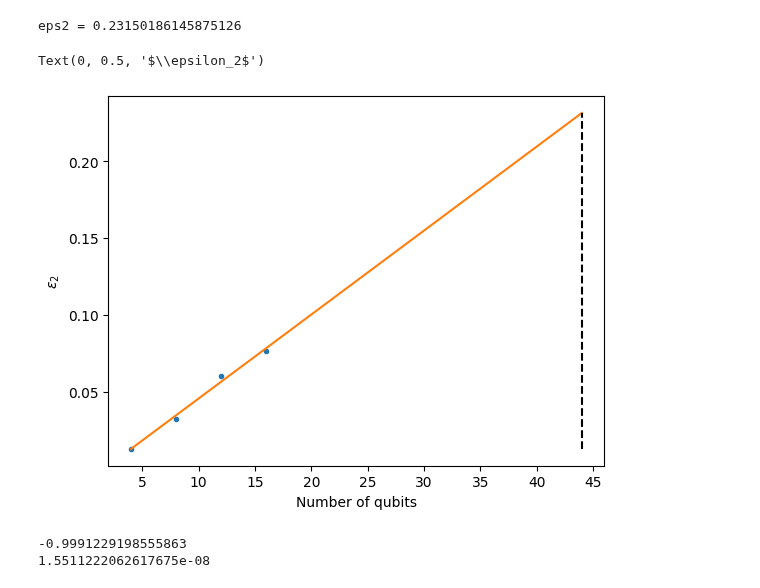
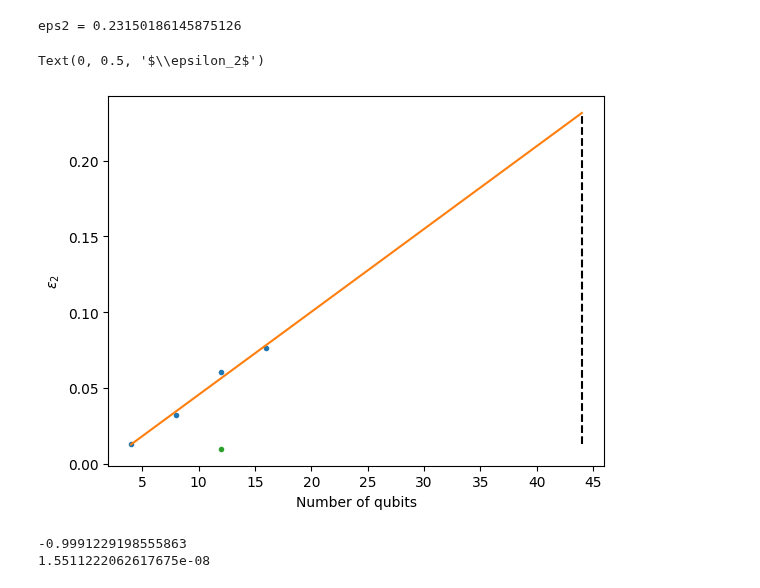
Before and after one commit to bdalfavero/qpe_resources, a Jupyter notebook: h_chains_sparse.ipynb, the cells around one changed output. Drawn from its saved outputs; the diff is of its cells as text; code cells hidden in the pictures.

```diff
--- a/h_chains_sparse.ipynb
+++ b/h_chains_sparse.ipynb
@@ -243,3 +243,5 @@ sorted_inds = ['k0', 'k1', 'k2', 'k3', 'k4', 'k5', 'k6', 'k7', 'k8', 'k9', 'k10'
 Final DMRG energy: -7.78446e+00
 Evolution time = 0.0028187594174963223
 There are 42 groups.
+# %%
+nq_lih = nq
@@ -319,13 +325,14 @@ fit_y = slope * fit_x + intercept
 # %%
 fig, ax = plt.subplots()
 ax.plot(nq_h, eps2_h, '.')
 ax.plot(fit_x, fit_y)
+ax.plot(nq_lih, eps2_lih, '.')
 ax.vlines(nq_owp, np.min(fit_y), np.max(fit_y), linestyles='--', color='k')
 ax.set_xlabel("Number of qubits")
 ax.set_ylabel(r"$\epsilon_2$")
 # %% [output]
 Text(0, 0.5, '$\\epsilon_2$')
-[figure, old version]
+[figure, new version]
 # %%
 # Fit a line to log(evolution_time) vs. nq for H chains.
 
```
Also changed, not shown: parts of 1 cell of this notebook.
